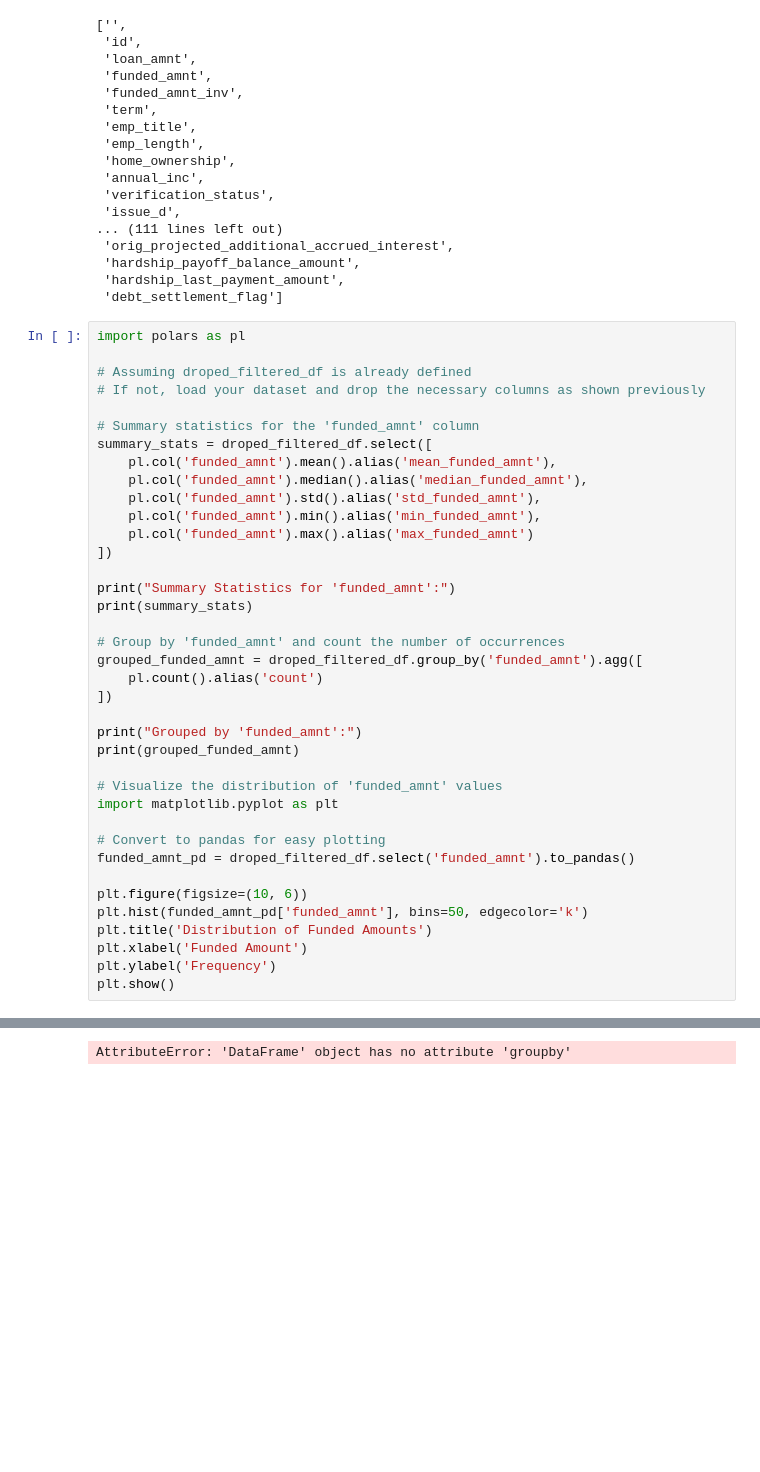
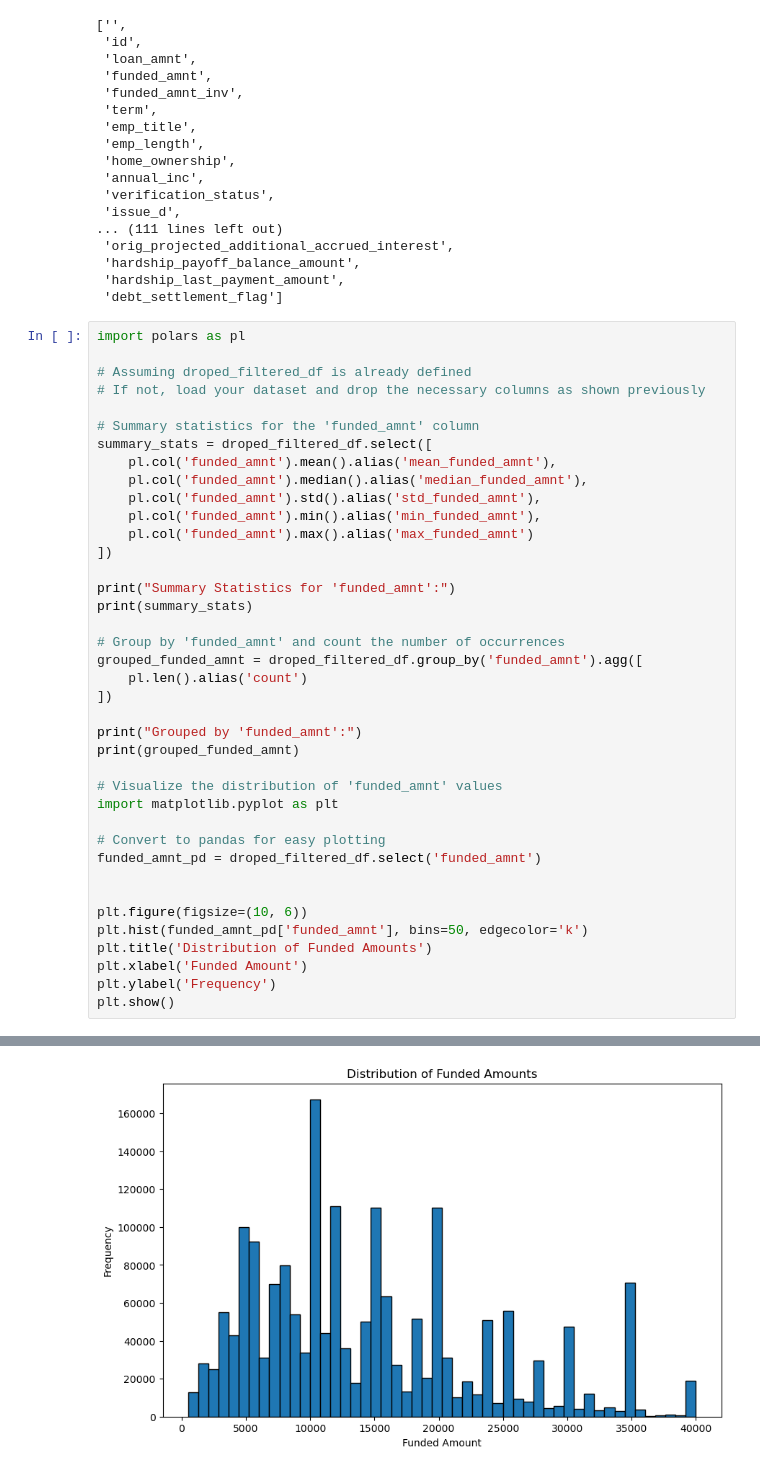
Before and after one commit to manolaz/kaggle-lending-hub-2024, a Jupyter notebook: trung-nva-lending-club-2007-20.ipynb, the cells around one changed output, grey strips where cells are left out. Cells and saved outputs as stored; diff of their text form; blank space fills up the shorter version.

Commit message:
plot 'Distribution of Funded Amounts'

```diff
--- a/trung-nva-lending-club-2007-20.ipynb
+++ b/trung-nva-lending-club-2007-20.ipynb
@@ -316,7 +316,7 @@ print(summary_stats)
 
 # Group by 'funded_amnt' and count the number of occurrences
 grouped_funded_amnt = droped_filtered_df.group_by('funded_amnt').agg([
-    pl.count().alias('count')
+    pl.len().alias('count')
 ])
 
 print("Grouped by 'funded_amnt':")
@@ -326,7 +326,8 @@ print(grouped_funded_amnt)
 import matplotlib.pyplot as plt
 
 # Convert to pandas for easy plotting
-funded_amnt_pd = droped_filtered_df.select('funded_amnt').to_pandas()
+funded_amnt_pd = droped_filtered_df.select('funded_amnt')
+
 
 plt.figure(figsize=(10, 6))
 plt.hist(funded_amnt_pd['funded_amnt'], bins=50, edgecolor='k')
@@ -347 +356 @@ shape: (1, 5)
-AttributeError: 'DataFrame' object has no attribute 'groupby'
+[figure, added]
```
Also changed, not shown: parts of 1 cell of this notebook.
